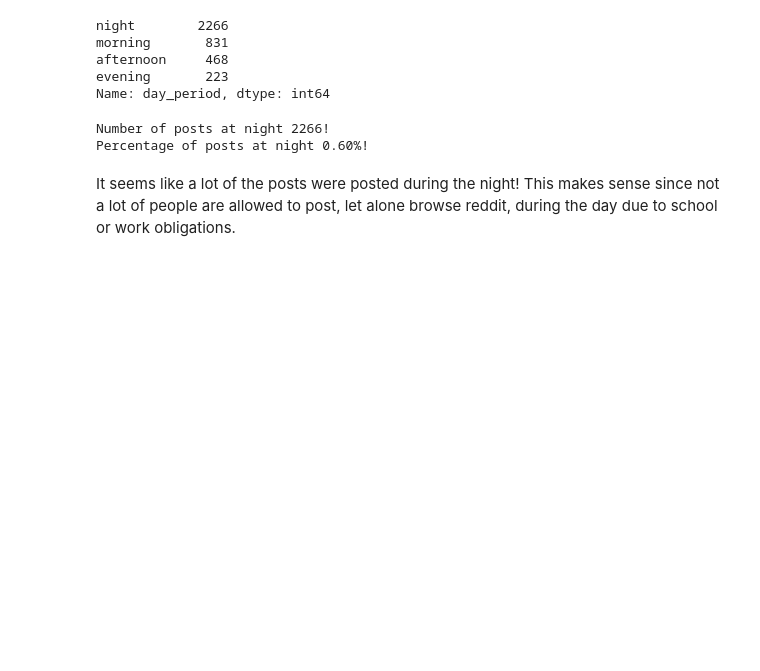
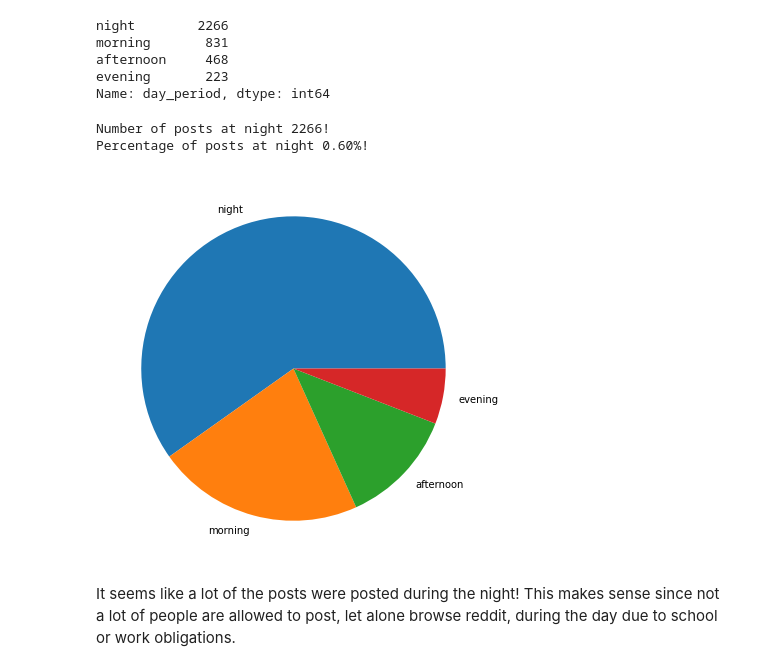
Before and after one commit to DavidFleurantin/INFO-2950-Final-Project, a Jupyter notebook: phaseV/phaseV.ipynb, the cells around one changed output. Drawn from its saved outputs; the diff is of its cells as text; code cells hidden in the pictures; blank space fills up the shorter version.

```diff
--- a/phaseV/phaseV.ipynb
+++ b/phaseV/phaseV.ipynb
@@ -345,6 +358,19 @@ print("Percentage of posts at night {:.2f}%!".format(count/reddit_data.shape[0])
 # %% [output]
 Number of posts at night 2266!
 Percentage of posts at night 0.60%!
+# %%
+
+pols = ['night', 'morning', 'afternoon', 'evening']
+data = [reddit_data['day_period'].value_counts()[0], reddit_data['day_period'].value_counts()[1], reddit_data['day_period'].value_counts()[2], reddit_data['day_period'].value_counts()[3] ]
+
+# Creating plot
+fig = plt.figure(figsize =(10, 7))
+plt.pie(data, labels = pols)
+
+# show plot
+plt.show()
+# %% [output]
+[figure, added]
 # %% [markdown]
 It seems like a lot of the posts were posted during the night! This makes sense since not a lot of people are allowed to post, let alone browse reddit, during the day due to school or work obligations.
 # %%
```
Also changed, not shown: parts of 12 cells of this notebook.
